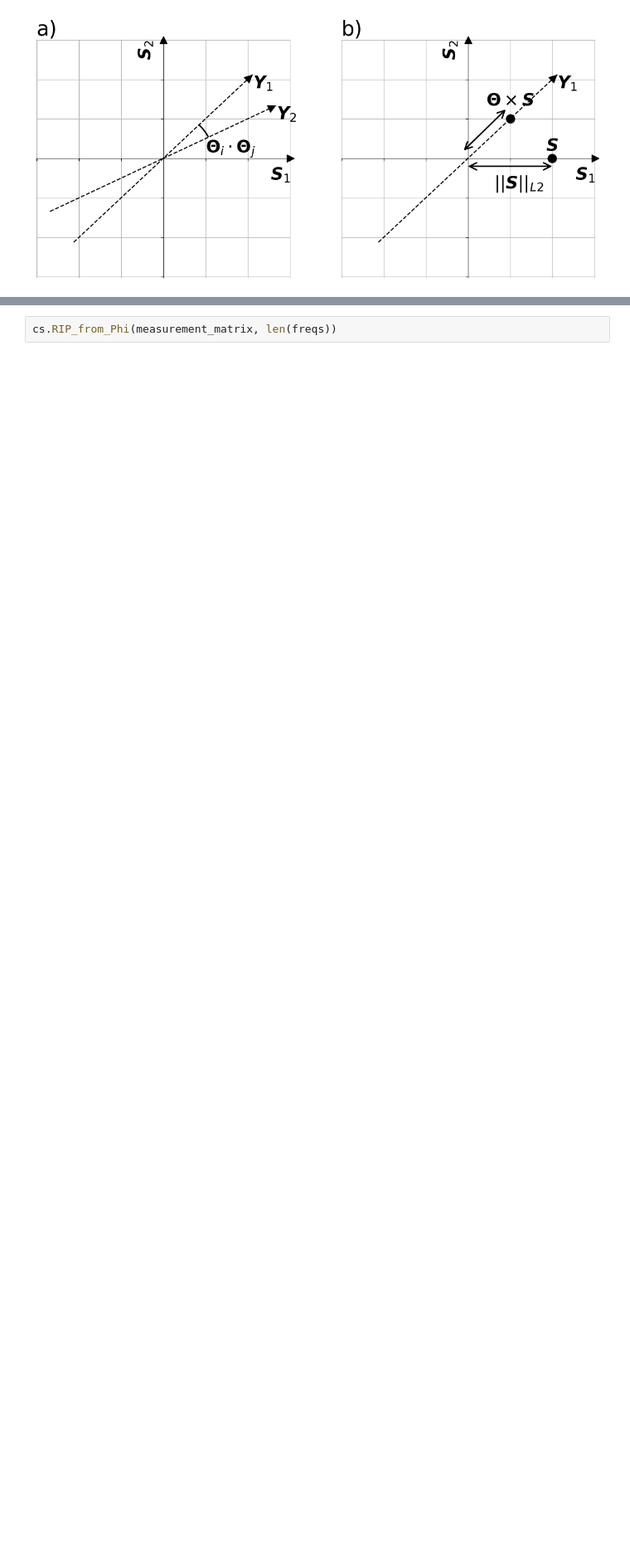
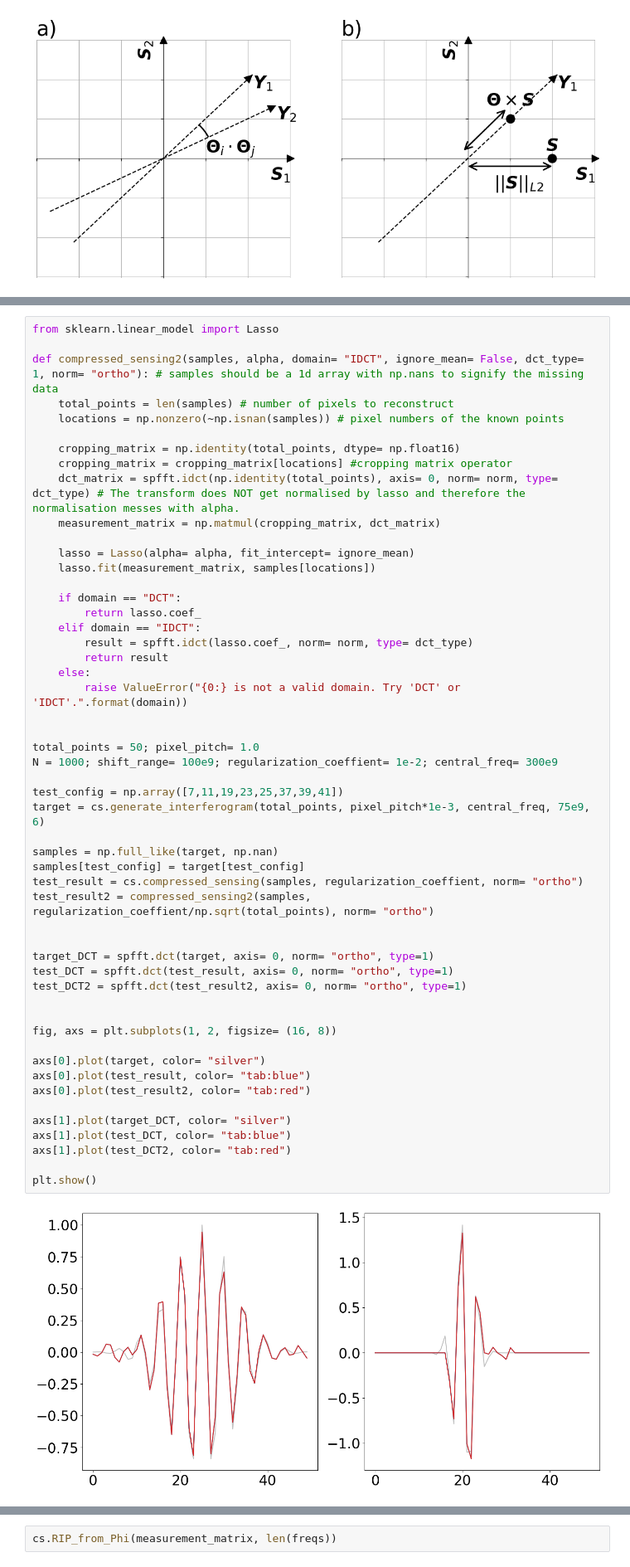
Before and after one commit to Jammi-Dodgers/THz-Compressed-Sensing, a Jupyter notebook: incoherence_and_rip_demo.ipynb, the cells around one changed output, grey strips where cells are left out. Shown at 83% size. Cells and saved outputs as stored; diff of their text form; blank space fills up the shorter version.

Commit message:
DCT MATRIX IS NOT NORMALISED CORRECTLY. CS function is behaving as if alpha = 0.01/sqrt(N).

```diff
--- a/incoherence_and_rip_demo.ipynb
+++ b/incoherence_and_rip_demo.ipynb
@@ -92,3 +92,57 @@ plt.show()
+# %%
+from sklearn.linear_model import Lasso
+
+def compressed_sensing2(samples, alpha, domain= "IDCT", ignore_mean= False, dct_type= 1, norm= "ortho"): # samples should be a 1d array with np.nans to signify the missing data
+    total_points = len(samples) # number of pixels to reconstruct
+    locations = np.nonzero(~np.isnan(samples)) # pixel numbers of the known points
+
+    cropping_matrix = np.identity(total_points, dtype= np.float16)
+    cropping_matrix = cropping_matrix[locations] #cropping matrix operator
+    dct_matrix = spfft.idct(np.identity(total_points), axis= 0, norm= norm, type= dct_type) # The transform does NOT get normalised by lasso and therefore the normalisation messes with alpha.
+    measurement_matrix = np.matmul(cropping_matrix, dct_matrix)
+
+    lasso = Lasso(alpha= alpha, fit_intercept= ignore_mean)
+    lasso.fit(measurement_matrix, samples[locations])
+
+    if domain == "DCT":
+        return lasso.coef_
+    elif domain == "IDCT":
+        result = spfft.idct(lasso.coef_, norm= norm, type= dct_type)
+        return result
+    else:
+        raise ValueError("{0:} is not a valid domain. Try 'DCT' or 'IDCT'.".format(domain))
+
+
+total_points = 50; pixel_pitch= 1.0
+N = 1000; shift_range= 100e9; regularization_coeffient= 1e-2; central_freq= 300e9
+
+test_config = np.array([7,11,19,23,25,37,39,41])
+target = cs.generate_interferogram(total_points, pixel_pitch*1e-3, central_freq, 75e9, 6)
+
+samples = np.full_like(target, np.nan)
+samples[test_config] = target[test_config]
+test_result = cs.compressed_sensing(samples, regularization_coeffient, norm= "ortho")
+test_result2 = compressed_sensing2(samples, regularization_coeffient/np.sqrt(total_points), norm= "ortho")
+
+
+target_DCT = spfft.dct(target, axis= 0, norm= "ortho", type=1)
+test_DCT = spfft.dct(test_result, axis= 0, norm= "ortho", type=1)
+test_DCT2 = spfft.dct(test_result2, axis= 0, norm= "ortho", type=1)
+
+
+fig, axs = plt.subplots(1, 2, figsize= (16, 8))
+
+axs[0].plot(target, color= "silver")
+axs[0].plot(test_result, color= "tab:blue")
+axs[0].plot(test_result2, color= "tab:red")
+
+axs[1].plot(target_DCT, color= "silver")
+axs[1].plot(test_DCT, color= "tab:blue")
+axs[1].plot(test_DCT2, color= "tab:red")
+
+plt.show()
+# %% [output]
+[figure, added]
 # %%
 samples_idx = np.array([1,3])
 
```
Also changed, not shown: parts of 1 cell of this notebook, 2 other files.
